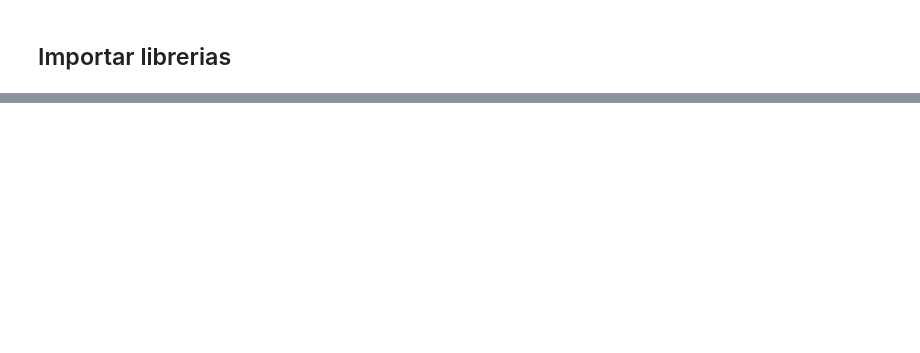
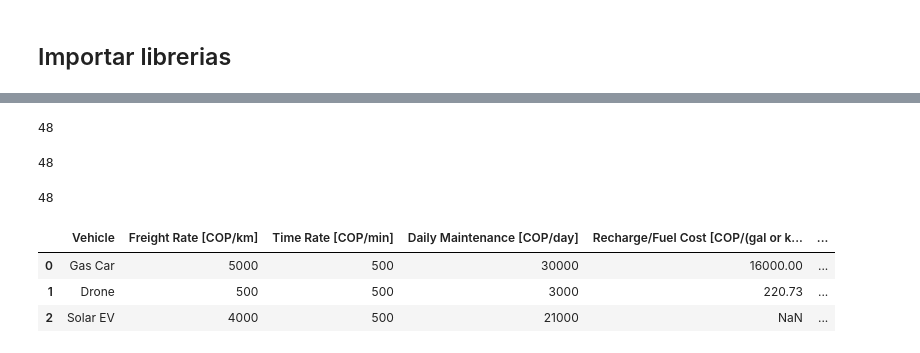
Before and after one commit to silvisangal/ProyMOS, a Jupyter notebook: proyecto.ipynb, the cells around one changed output, grey strips where cells are left out. Cells and saved outputs as stored; diff of their text form; code cells hidden in the pictures; blank space fills up the shorter version.

```diff
--- a/proyecto.ipynb
+++ b/proyecto.ipynb
@@ -14,0 +74,4 @@ import numpy as np
+# %%
+len(matriz[0])
+# %% [output]
+48
@@ -15 +93,18 @@ import numpy as np
+# %%
+len(matriz_clientes)
+# %% [output]
+48
+# %%
+len(matriz_clientes[0])
+# %% [output]
+48
+# %%
+costos = pd.read_csv('data\data_vehiculos.csv')
+# %%
+costos.head()
+# %% [output]
+|  | Vehicle | Freight Rate [COP/km] | Time Rate [COP/min] | Daily Maintenance [COP/day] | Recharge/Fuel Cost [COP/(gal or k... | ... |
+| 0 | Gas Car | 5000 | 500 | 30000 | 16000.00 | ... |
+| 1 | Drone | 500 | 500 | 3000 | 220.73 | ... |
+| 2 | Solar EV | 4000 | 500 | 21000 | NaN | ... |
 # %%
```
Also changed, not shown: parts of 8 cells of this notebook, 2 other files.
